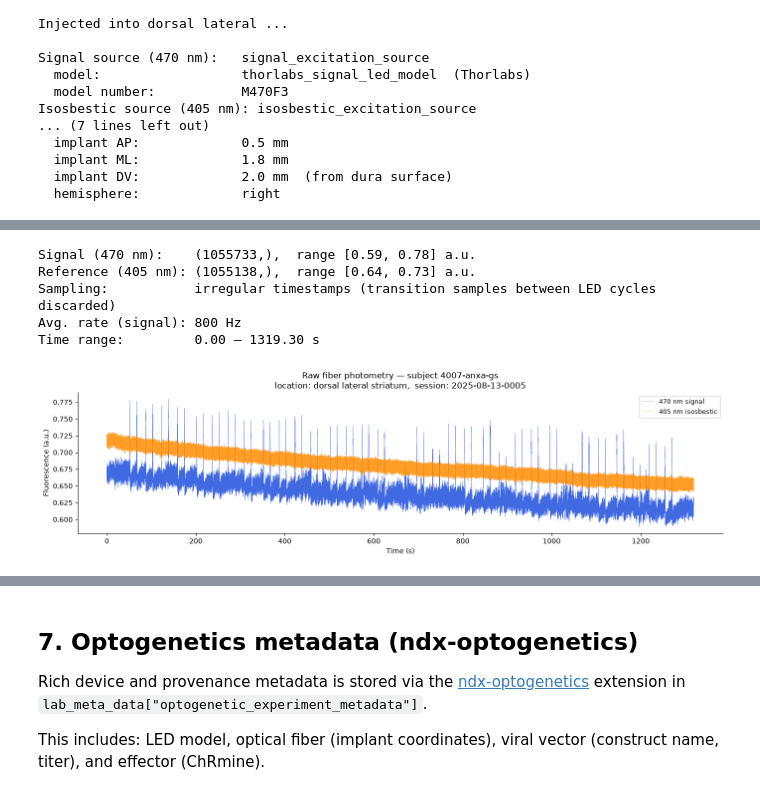
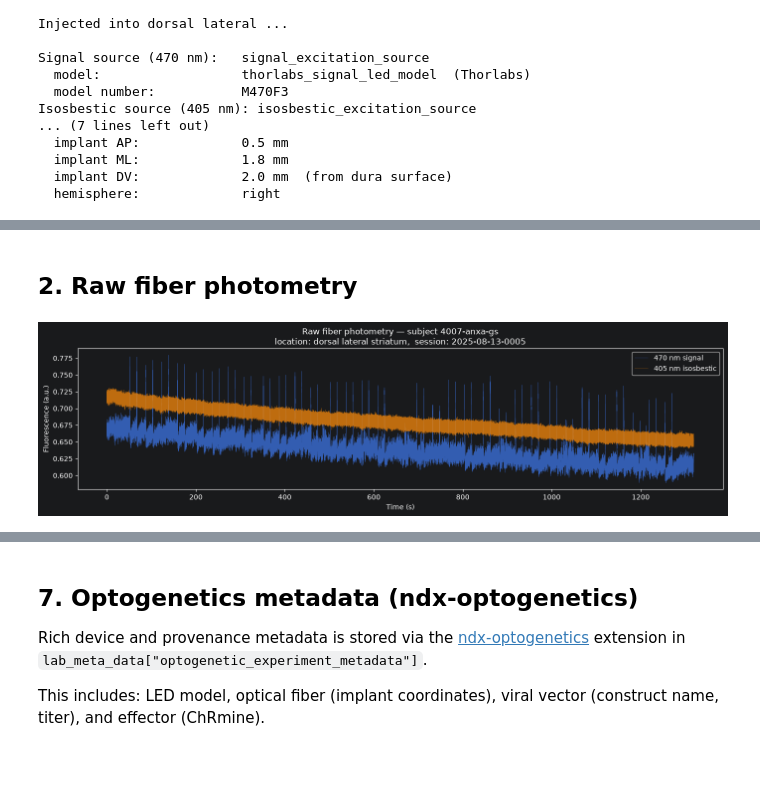
Before and after one commit to catalystneuro/dombeck-lab-to-nwb, a Jupyter notebook: src/dombeck_lab_to_nwb/chen2026/tutorials/chen2026_demo.ipynb, the cells around one changed output, grey strips where cells are left out. Drawn from its saved outputs; the diff is of its cells as text; code cells hidden in the pictures; blank space fills up the shorter version.

```diff
--- a/src/dombeck_lab_to_nwb/chen2026/tutorials/chen2026_demo.ipynb
+++ b/src/dombeck_lab_to_nwb/chen2026/tutorials/chen2026_demo.ipynb
@@ -24,9 +0,0 @@ This notebook demonstrates how to read all data streams from a single NWB sessio
-# %%
-import matplotlib.pyplot as plt
-import numpy as np
-from pynwb import read_nwb
-import ndx_optogenetics  # register namespace before opening the file
-
-%matplotlib inline
-plt.rcParams["figure.figsize"] = (12, 4)
-plt.rcParams["figure.dpi"] = 100
@@ -58,3 +17,13 @@ Sex:                 U
+# %%
+import numpy as np
+import matplotlib.pyplot as plt
+import matplotlib.patches as mpatches
+from pynwb import read_nwb
+
+NWB_PATH = "/Users/weian/lrrk2_data/nwb-output/sub-4007-anxa-gs_ses-2025-08-13-0005.nwb"
+
+nwb = read_nwb(NWB_PATH)
+sub = nwb.subject
 # %% [markdown]
 ## 1. Fiber photometry metadata
 
@@ -126,40 +86,31 @@ Both channels are stored as `FiberPhotometryResponseSeries` at the native 2 kHz
-# %%
-raw_sig = nwbfile.acquisition["FiberPhotometryResponseSeriesRawSignal"]
-raw_ref = nwbfile.acquisition["FiberPhotometryResponseSeriesIsosbesticControl"]
-
-sig_data = raw_sig.data[:]
-ref_data = raw_ref.data[:]
-# Separate timestamps per channel — demultiplexed LED cycles yield different sample counts
-raw_time_sig = np.asarray(raw_sig.get_timestamps())
-raw_time_ref = np.asarray(raw_ref.get_timestamps())
-
-print(f"Signal (470 nm):    {sig_data.shape},  range [{sig_data.min():.2f}, {sig_data.max():.2f}] a.u.")
-print(f"Reference (405 nm): {ref_data.shape},  range [{ref_data.min():.2f}, {ref_data.max():.2f}] a.u.")
-print(f"Sampling:           irregular timestamps (transition samples between LED cycles discarded)")
-print(f"Avg. rate (signal): {len(sig_data) / (raw_time_sig[-1] - raw_time_sig[0]):.0f} Hz")
-print(f"Time range:         {raw_time_sig[0]:.2f} – {raw_time_sig[-1]:.2f} s")
-# %% [output]
-Signal (470 nm):    (1055733,),  range [0.59, 0.78] a.u.
-Reference (405 nm): (1055138,),  range [0.64, 0.73] a.u.
-Sampling:           irregular timestamps (transition samples between LED cycles discarded)
-Avg. rate (signal): 800 Hz
-Time range:         0.00 – 1319.30 s
+# %% [markdown]
+## 2. Raw fiber photometry
 # %%
+def get_time_vector(ts):
+    """Return a time vector for a TimeSeries using timestamps or rate + starting_time."""
+    n = ts.data.shape[0]
+    if ts.timestamps is not None:
+        return ts.timestamps[:]
+    return ts.starting_time + np.arange(n) / ts.rate
+
+
+raw_470 = nwb.acquisition["FiberPhotometryResponseSeriesRawSignal"]
+raw_405 = nwb.acquisition["FiberPhotometryResponseSeriesIsosbesticControl"]
+
+t_470 = get_time_vector(raw_470)
+t_405 = get_time_vector(raw_405)
+
 fig, ax = plt.subplots(figsize=(14, 4))
-
-ax.plot(raw_time_sig, sig_data, linewidth=0.3, color="royalblue",  label="470 nm signal")
-ax.plot(raw_time_ref, ref_data, linewidth=0.3, color="darkorange", alpha=0.85, label="405 nm isosbestic")
-
+ax.plot(t_470, raw_470.data[:], color="#3A6FD8", lw=0.3, alpha=0.8, label="470 nm signal")
+ax.plot(t_405, raw_405.data[:], color="#E8820C", lw=0.3, alpha=0.8, label="405 nm isosbestic")
 ax.set_xlabel("Time (s)")
 ax.set_ylabel("Fluorescence (a.u.)")
 ax.set_title(
-    f"Raw fiber photometry — subject {nwbfile.subject.subject_id}\n"
-    f"location: {fp_table['location'][0]},  session: {nwbfile.session_id}"
+    f"Raw fiber photometry — subject {sub.subject_id}\n"
+    f"location: dorsal lateral striatum,  session: {nwb.session_id}"
 )
-ax.legend(fontsize=9)
-ax.spines[["top", "right"]].set_visible(False)
+ax.legend(loc="upper right")
 plt.tight_layout()
-plt.savefig("raw_fp.png", dpi=220)
 plt.show()
 # %% [output]
-[figure, old version]
+[figure, new version]
```
Also changed, not shown: parts of 42 cells of this notebook.
